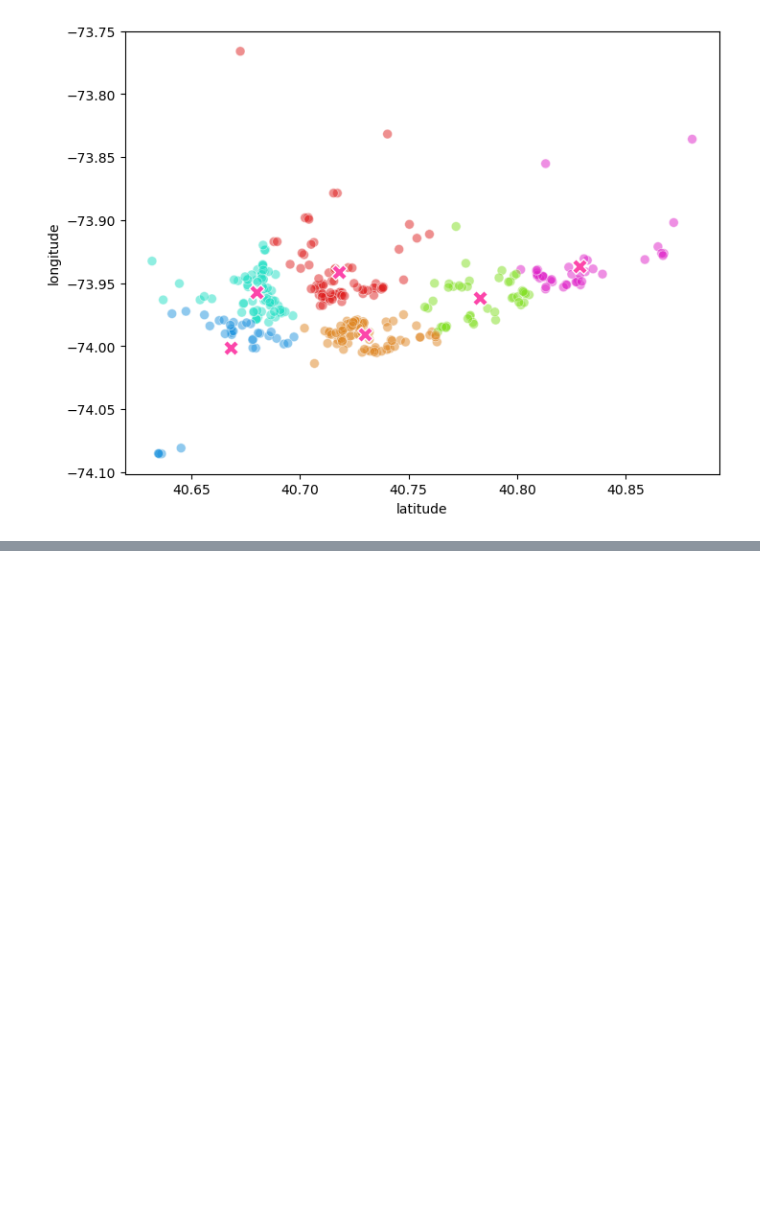
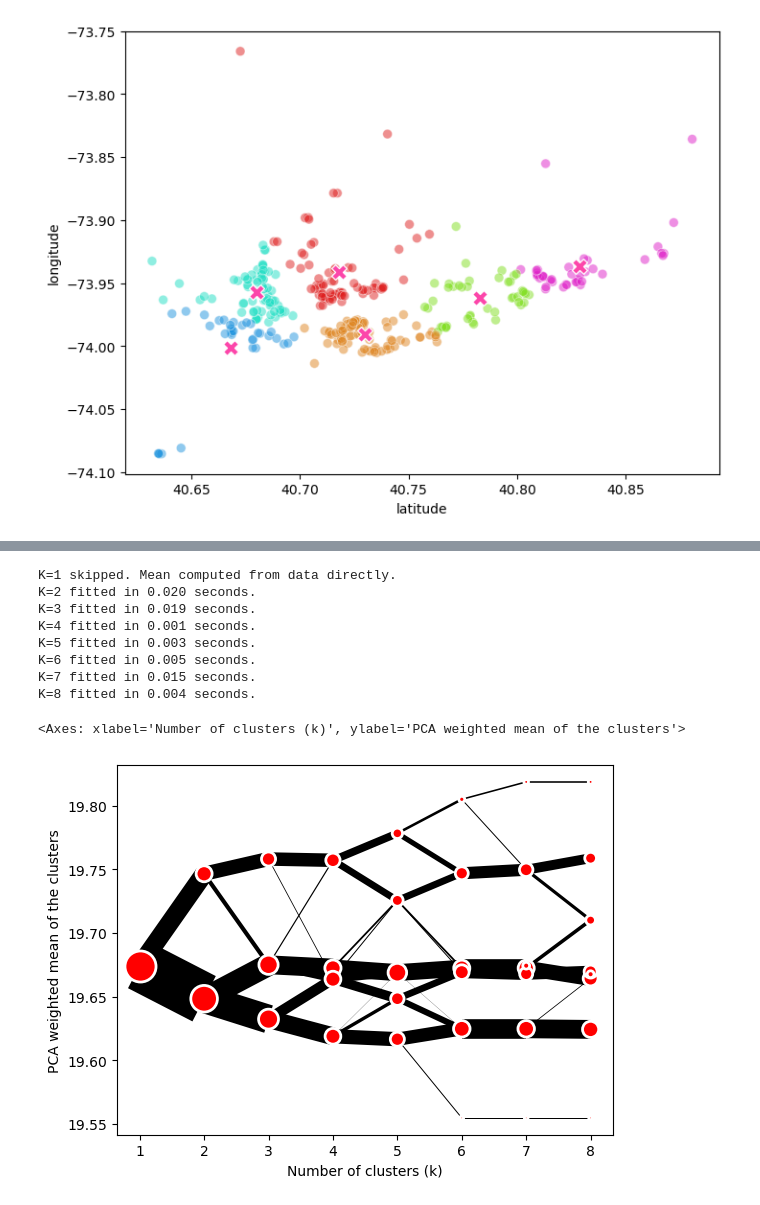
Before and after one commit to ivajazz/ML_4, a Jupyter notebook: dst3-ml4-5_visualization.ipynb, the cells around one changed output, grey strips where cells are left out. Drawn from its saved outputs; the diff is of its cells as text; code cells hidden in the pictures; blank space fills up the shorter version.

```diff
--- a/dst3-ml4-5_visualization.ipynb
+++ b/dst3-ml4-5_visualization.ipynb
@@ -340,0 +372,21 @@ sns.scatterplot(x=centroids_x, y=centroids_y, marker="X", c=['#FC46AA'], s=130)
+# %%
+# импортируем библиотеку clustergram
+from clustergram import Clustergram
+
+# задаём количество кластеров, для которых хотим получить визуализацию, определяем метод кластеризации
+cgram = Clustergram(range(1, 9), method='kmeans')
+
+# запускаем алгоритм
+cgram.fit(df[["latitude", "longitude"]])
+cgram.plot()
+# %% [output]
+K=1 skipped. Mean computed from data directly.
+K=2 fitted in 0.020 seconds.
+K=3 fitted in 0.019 seconds.
+K=4 fitted in 0.001 seconds.
+K=5 fitted in 0.003 seconds.
+K=6 fitted in 0.005 seconds.
+K=7 fitted in 0.015 seconds.
+K=8 fitted in 0.004 seconds.
+<Axes: xlabel='Number of clusters (k)', ylabel='PCA weighted mean of the clusters'>
+[figure, added]
```
Also changed, not shown: parts of 2 cells of this notebook.
